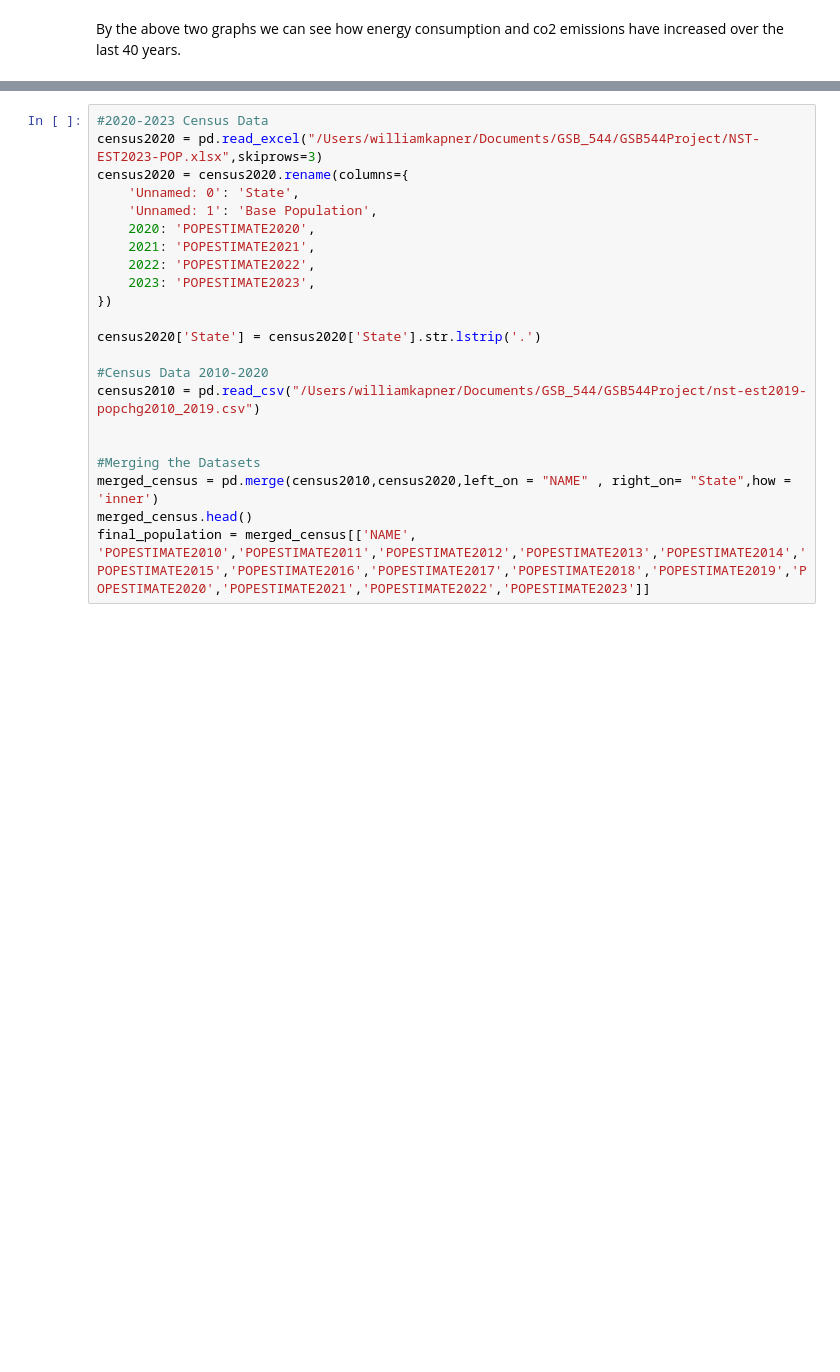
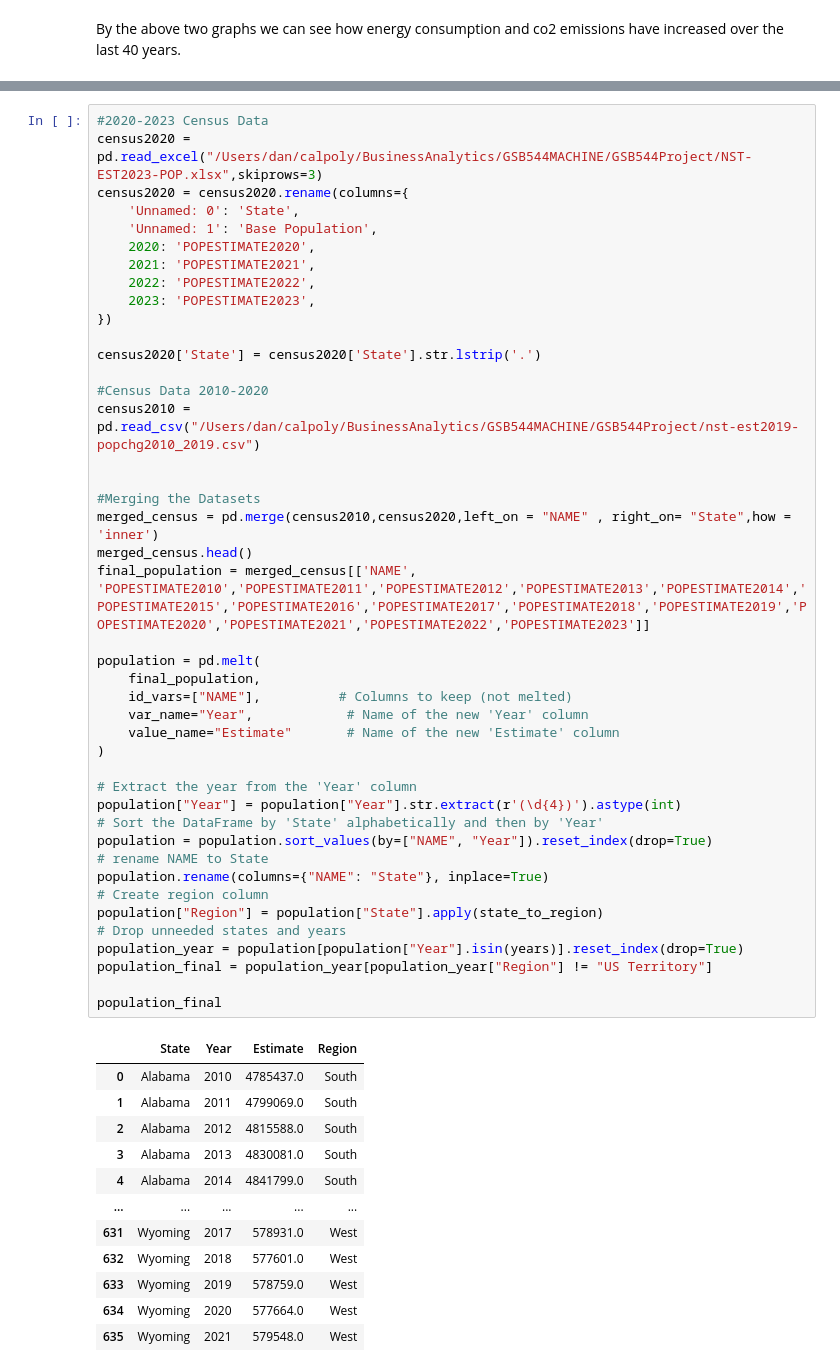
Before and after one commit to wkapner/GSB544Project, a Jupyter notebook: ProjectDan.ipynb, the cells around one changed output, grey strips where cells are left out. Drawn from its saved outputs; the diff is of its cells as text; blank space fills up the shorter version.

```diff
--- a/ProjectDan.ipynb
+++ b/ProjectDan.ipynb
@@ -157,22 +214,56 @@ commute.head()
 # %%
 #2020-2023 Census Data
-census2020 = pd.read_excel("/Users/williamkapner/Documents/GSB_544/GSB544Project/NST-EST2023-POP.xlsx",skiprows=3)
+census2020 = pd.read_excel("/Users/dan/calpoly/BusinessAnalytics/GSB544MACHINE/GSB544Project/NST-EST2023-POP.xlsx",skiprows=3)
 census2020 = census2020.rename(columns={
     'Unnamed: 0': 'State',
     'Unnamed: 1': 'Base Population',
     2020: 'POPESTIMATE2020',
     2021: 'POPESTIMATE2021',
     2022: 'POPESTIMATE2022',
     2023: 'POPESTIMATE2023',
 })
 
 census2020['State'] = census2020['State'].str.lstrip('.')
 
 #Census Data 2010-2020
-census2010 = pd.read_csv("/Users/williamkapner/Documents/GSB_544/GSB544Project/nst-est2019-popchg2010_2019.csv")
+census2010 = pd.read_csv("/Users/dan/calpoly/BusinessAnalytics/GSB544MACHINE/GSB544Project/nst-est2019-popchg2010_2019.csv")
 
 
 #Merging the Datasets
 merged_census = pd.merge(census2010,census2020,left_on = "NAME" , right_on= "State",how = 'inner')
 merged_census.head()
 final_population = merged_census[['NAME', 'POPESTIMATE2010','POPESTIMATE2011','POPESTIMATE2012','POPESTIMATE2013','POPESTIMATE2014','POPESTIMATE2015','POPESTIMATE2016','POPESTIMATE2017','POPESTIMATE2018','POPESTIMATE2019','POPESTIMATE2020','POPESTIMATE2021','POPESTIMATE2022','POPESTIMATE2023']]
+
+population = pd.melt(
+    final_population,
+    id_vars=["NAME"],          # Columns to keep (not melted)
+    var_name="Year",            # Name of the new 'Year' column
+    value_name="Estimate"       # Name of the new 'Estimate' column
+)
+
+# Extract the year from the 'Year' column
+population["Year"] = population["Year"].str.extract(r'(\d{4})').astype(int)
+# Sort the DataFrame by 'State' alphabetically and then by 'Year'
+population = population.sort_values(by=["NAME", "Year"]).reset_index(drop=True)
+# rename NAME to State
+population.rename(columns={"NAME": "State"}, inplace=True)
+# Create region column
+population["Region"] = population["State"].apply(state_to_region)
+# Drop unneeded states and years
+population_year = population[population["Year"].isin(years)].reset_index(drop=True)
+population_final = population_year[population_year["Region"] != "US Territory"]
+
+population_final
+# %% [output]
+|  | State | Year | Estimate | Region |
+| 0 | Alabama | 2010 | 4785437.0 | South |
+| 1 | Alabama | 2011 | 4799069.0 | South |
+| 2 | Alabama | 2012 | 4815588.0 | South |
+| 3 | Alabama | 2013 | 4830081.0 | South |
+| 4 | Alabama | 2014 | 4841799.0 | South |
+| ... | ... | ... | ... | ... |
+| 631 | Wyoming | 2017 | 578931.0 | West |
+| 632 | Wyoming | 2018 | 577601.0 | West |
+| 633 | Wyoming | 2019 | 578759.0 | West |
+| 634 | Wyoming | 2020 | 577664.0 | West |
+| 635 | Wyoming | 2021 | 579548.0 | West |
```
Also changed, not shown: parts of 11 cells of this notebook.
